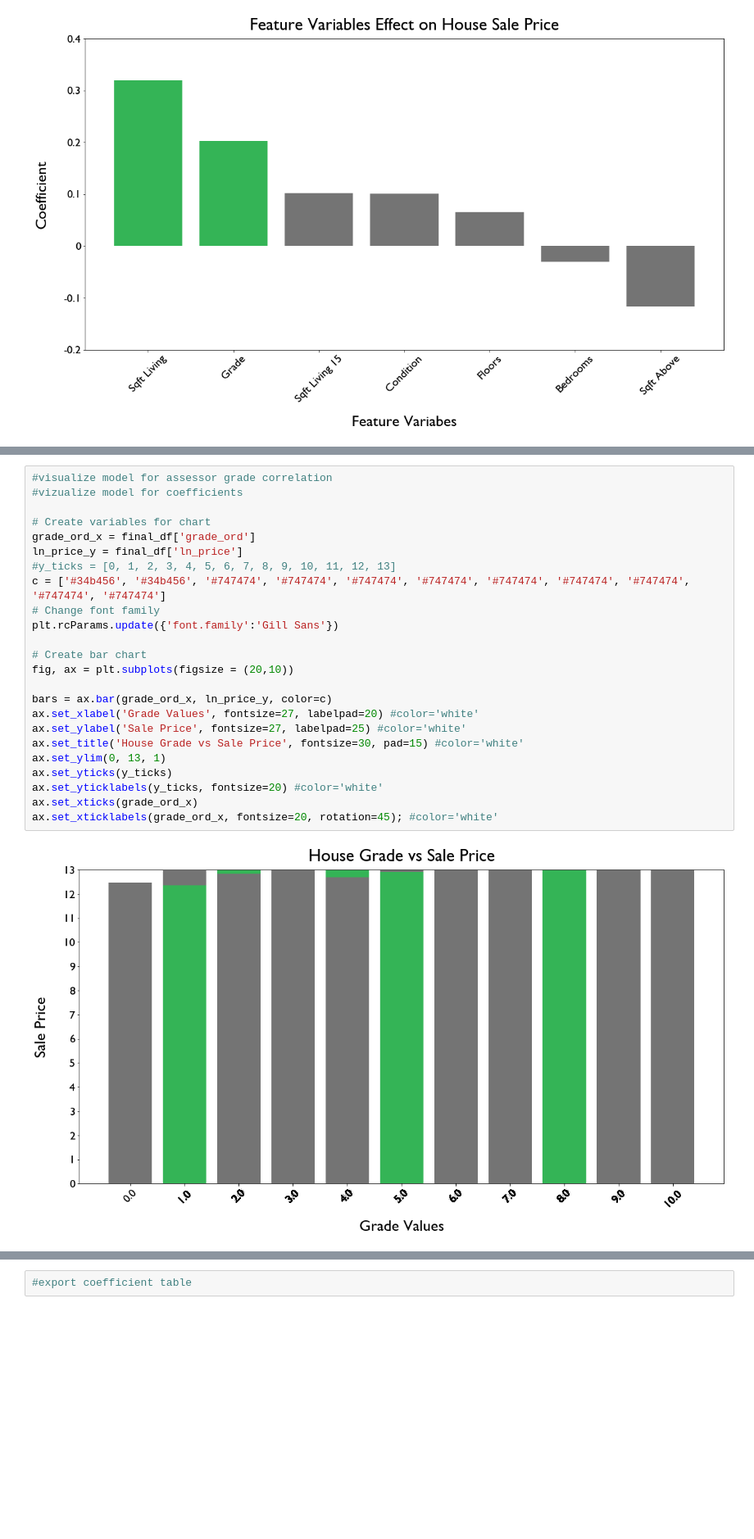
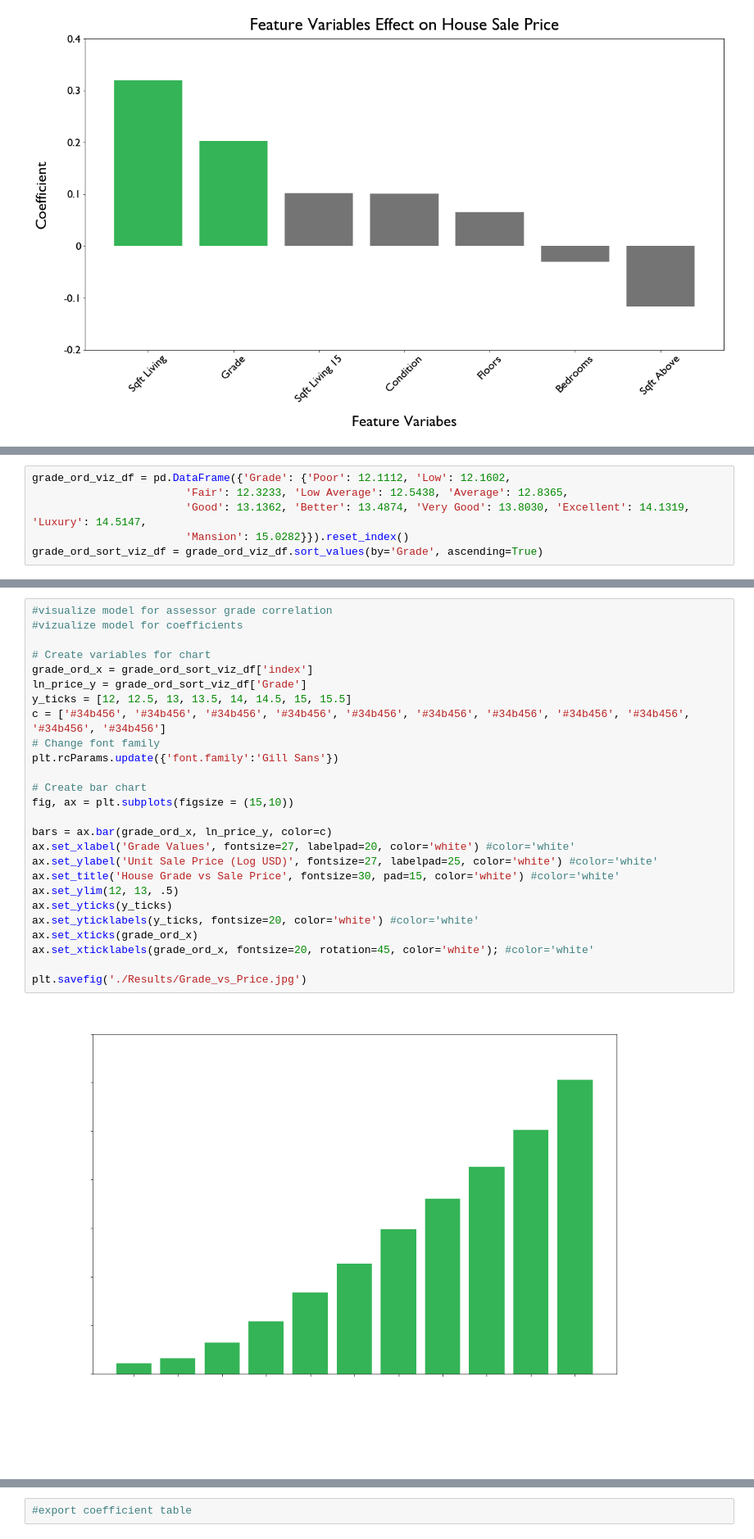
Before and after one commit to dermothethird/King_County_Housing_Project, a Jupyter notebook: Final Model Construction.ipynb, the cells around one changed output, grey strips where cells are left out. Shown at 82% size. Drawn from its saved outputs; the diff is of its cells as text; blank space fills up the shorter version.

```diff
--- a/Final Model Construction.ipynb
+++ b/Final Model Construction.ipynb
@@ -948,0 +975,6 @@ ax.set_xticklabels(coef_x, fontsize=20, rotation=45); #color='white'
+# %%
+grade_ord_viz_df = pd.DataFrame({'Grade': {'Poor': 12.1112, 'Low': 12.1602,
+                        'Fair': 12.3233, 'Low Average': 12.5438, 'Average': 12.8365,
+                        'Good': 13.1362, 'Better': 13.4874, 'Very Good': 13.8030, 'Excellent': 14.1319, 'Luxury': 14.5147,
+                        'Mansion': 15.0282}}).reset_index()
+grade_ord_sort_viz_df = grade_ord_viz_df.sort_values(by='Grade', ascending=True)
@@ -949,26 +996,28 @@ ax.set_xticklabels(coef_x, fontsize=20, rotation=45); #color='white'
 # %%
 #visualize model for assessor grade correlation
 #vizualize model for coefficients
 
 # Create variables for chart
-grade_ord_x = final_df['grade_ord']
-ln_price_y = final_df['ln_price']
-#y_ticks = [0, 1, 2, 3, 4, 5, 6, 7, 8, 9, 10, 11, 12, 13]
-c = ['#34b456', '#34b456', '#747474', '#747474', '#747474', '#747474', '#747474', '#747474', '#747474', '#747474', '#747474']
+grade_ord_x = grade_ord_sort_viz_df['index']
+ln_price_y = grade_ord_sort_viz_df['Grade']
+y_ticks = [12, 12.5, 13, 13.5, 14, 14.5, 15, 15.5]
+c = ['#34b456', '#34b456', '#34b456', '#34b456', '#34b456', '#34b456', '#34b456', '#34b456', '#34b456', '#34b456', '#34b456']
 # Change font family
 plt.rcParams.update({'font.family':'Gill Sans'})
 
 # Create bar chart
-fig, ax = plt.subplots(figsize = (20,10))
+fig, ax = plt.subplots(figsize = (15,10))
 
 bars = ax.bar(grade_ord_x, ln_price_y, color=c)
-ax.set_xlabel('Grade Values', fontsize=27, labelpad=20) #color='white'
-ax.set_ylabel('Sale Price', fontsize=27, labelpad=25) #color='white'
-ax.set_title('House Grade vs Sale Price', fontsize=30, pad=15) #color='white'
-ax.set_ylim(0, 13, 1)
+ax.set_xlabel('Grade Values', fontsize=27, labelpad=20, color='white') #color='white'
+ax.set_ylabel('Unit Sale Price (Log USD)', fontsize=27, labelpad=25, color='white') #color='white'
+ax.set_title('House Grade vs Sale Price', fontsize=30, pad=15, color='white') #color='white'
+ax.set_ylim(12, 13, .5)
 ax.set_yticks(y_ticks)
-ax.set_yticklabels(y_ticks, fontsize=20) #color='white'
+ax.set_yticklabels(y_ticks, fontsize=20, color='white') #color='white'
 ax.set_xticks(grade_ord_x)
-ax.set_xticklabels(grade_ord_x, fontsize=20, rotation=45); #color='white'
+ax.set_xticklabels(grade_ord_x, fontsize=20, rotation=45, color='white'); #color='white'
+
+plt.savefig('./Results/Grade_vs_Price.jpg')
 # %% [output]
-[figure, old version]
+[figure, new version]
```
Also changed, not shown: parts of 24 cells of this notebook, 3 other files.
